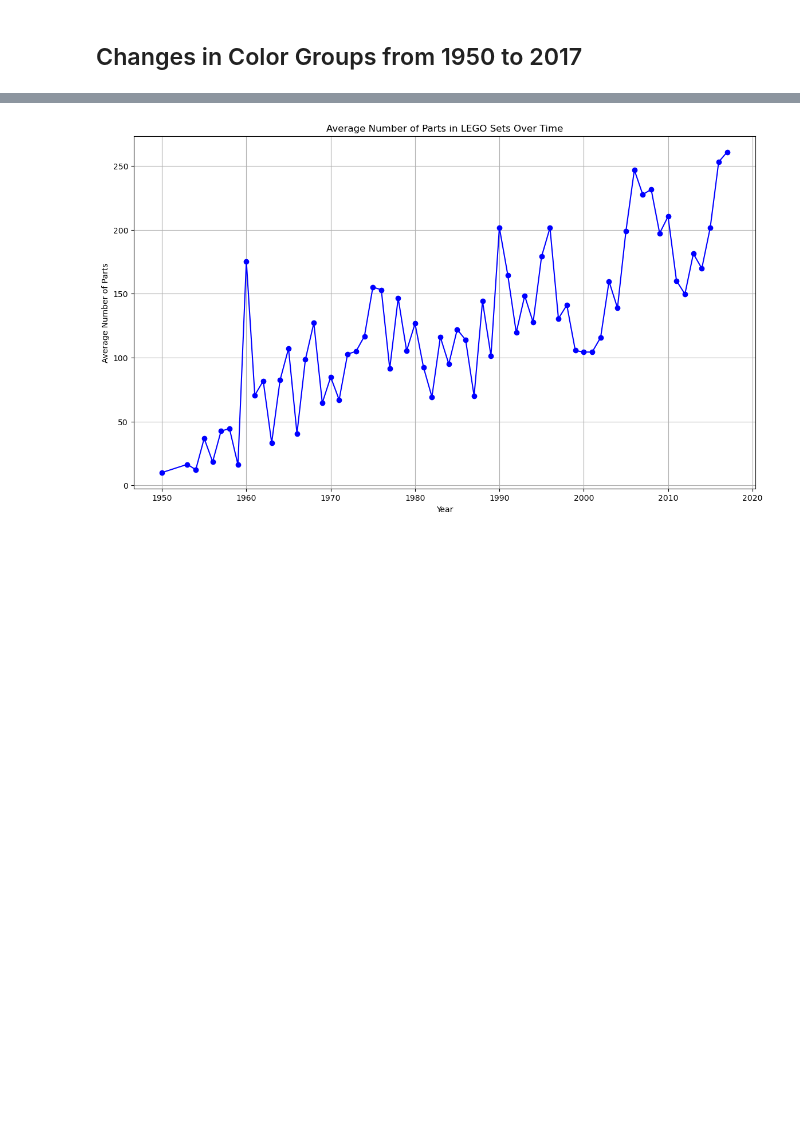
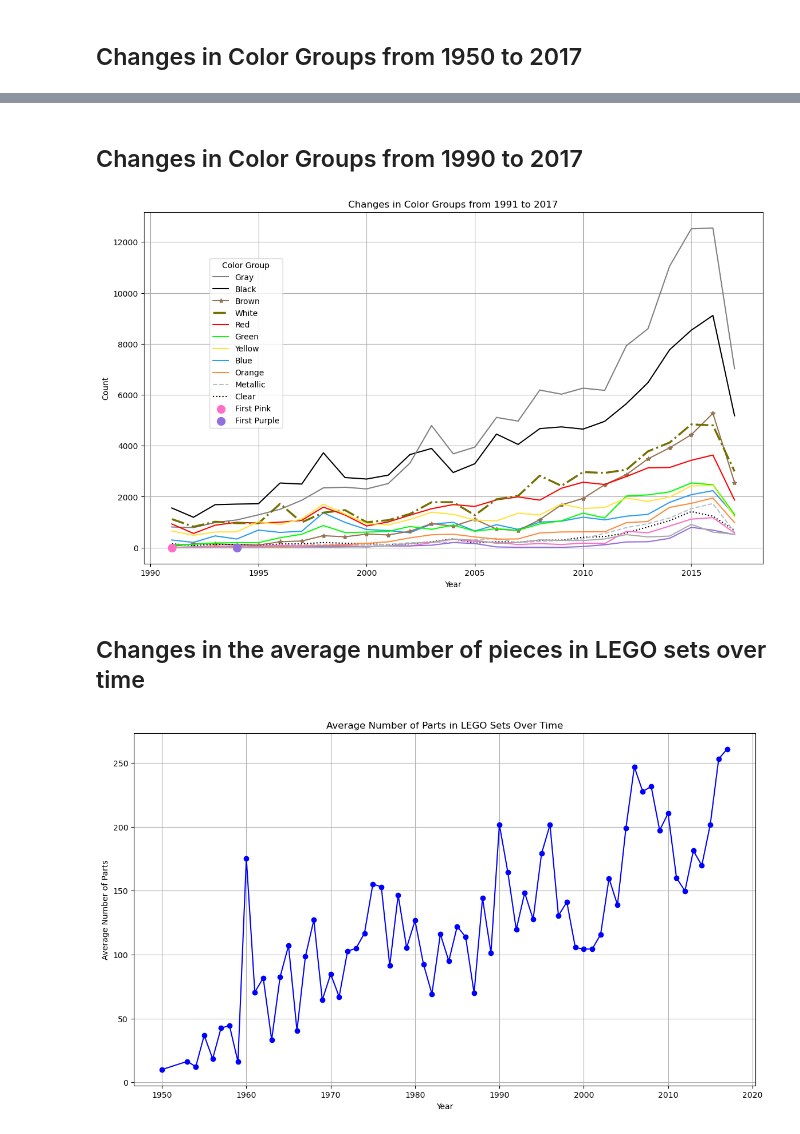
Before and after one commit to AmandaBoyers/analysis-legos-colors, a Jupyter notebook: 1 LEGO_Datasets.ipynb, the cells around one changed output, grey strips where cells are left out. Saved outputs shown, nothing was run; the diff lists cells and outputs as text; code cells hidden in the pictures; blank space fills up the shorter version.

```diff
--- a/1 LEGO_Datasets.ipynb
+++ b/1 LEGO_Datasets.ipynb
@@ -468 +610,58 @@ plt.show()
+# %% [markdown]
+## Changes in Color Groups from 1990 to 2017
+# %%
+# Find the first appearance of pink and purple pieces
+first_appearance_pink = merged_df[merged_df['color_group'] == 'Pink']['year'].min()
+first_appearance_purple = merged_df[merged_df['color_group'] == 'Purple']['year'].min()
+
+
+# Initialize the lines dictionary for the third plot
+lines = {}
+
+# Filter data for the period 1991 to 2017
+color_group_counts_1991_2017 = color_group_counts.loc[1991:2017]
+
+# Plot the data for 1991 to 2017
+plt.figure(figsize=(14, 8))
+for color_group in color_group_counts_1991_2017.columns:
+    if color_group == 'Metallic':
+        line, = plt.plot(color_group_counts_1991_2017.index, color_group_counts_1991_2017[color_group], label=color_group, color=color_mapping_lines.get(color_group), linestyle='--')
+    elif color_group == 'Unknown Wild Card':
+        line, = plt.plot(color_group_counts_1991_2017.index, color_group_counts_1991_2017[color_group], label=color_group, color=color_mapping_lines.get(color_group, '#A9A9A9'), linestyle='-.')
+    elif color_group == 'Clear':
+        line, = plt.plot(color_group_counts_1991_2017.index, color_group_counts_1991_2017[color_group], label=color_group, color=color_mapping_lines.get(color_group, '#A9A9A9'), linestyle=':')
+    elif color_group == 'White':
+        line, = plt.plot(color_group_counts_1991_2017.index, color_group_counts_1991_2017[color_group], label=color_group, color=color_mapping_lines.get(color_group), linestyle='-.', linewidth=2.5)
+    elif color_group == 'Brown':
+        line, = plt.plot(color_group_counts_1991_2017.index, color_group_counts_1991_2017[color_group], label=color_group, color=color_mapping_lines.get(color_group), marker='*', linestyle='-')
+    else:
+        line, = plt.plot(color_group_counts_1991_2017.index, color_group_counts_1991_2017[color_group], label=color_group, color=color_mapping_lines.get(color_group, '#A9A9A9'))
+    lines[color_group] = line
+
+# Add points for the first appearance of pink and purple pieces
+pink_scatter = plt.scatter(first_appearance_pink, 0, color=color_mapping_lines['Pink'], s=100, zorder=5, label='First Pink')
+purple_scatter = plt.scatter(first_appearance_purple, 0, color=color_mapping_lines['Purple'], s=100, zorder=5, label='First Purple')
+
+# Create a custom legend with the desired order
+handles = [lines[color_group] for color_group in legend_order if color_group in lines]
+labels = [color_group for color_group in legend_order if color_group in lines]
+plt.legend(handles, labels, title='Color Group', bbox_to_anchor=(0.1, .88), loc='upper left')
+
+# Add the scatter points to the legend
+handles.append(pink_scatter)
+labels.append('First Pink')
+handles.append(purple_scatter)
+labels.append('First Purple')
+
+plt.legend(handles, labels, title='Color Group', bbox_to_anchor=(0.1, .88), loc='upper left')
+
+plt.title('Changes in Color Groups from 1991 to 2017')
+plt.xlabel('Year')
+plt.ylabel('Count')
+plt.grid(True)
+plt.show()
+# %% [output]
+[figure, added]
+# %% [markdown]
+## Changes in the average number of pieces in LEGO sets over time
 # %%
```
Also changed, not shown: parts of 20 cells of this notebook.
